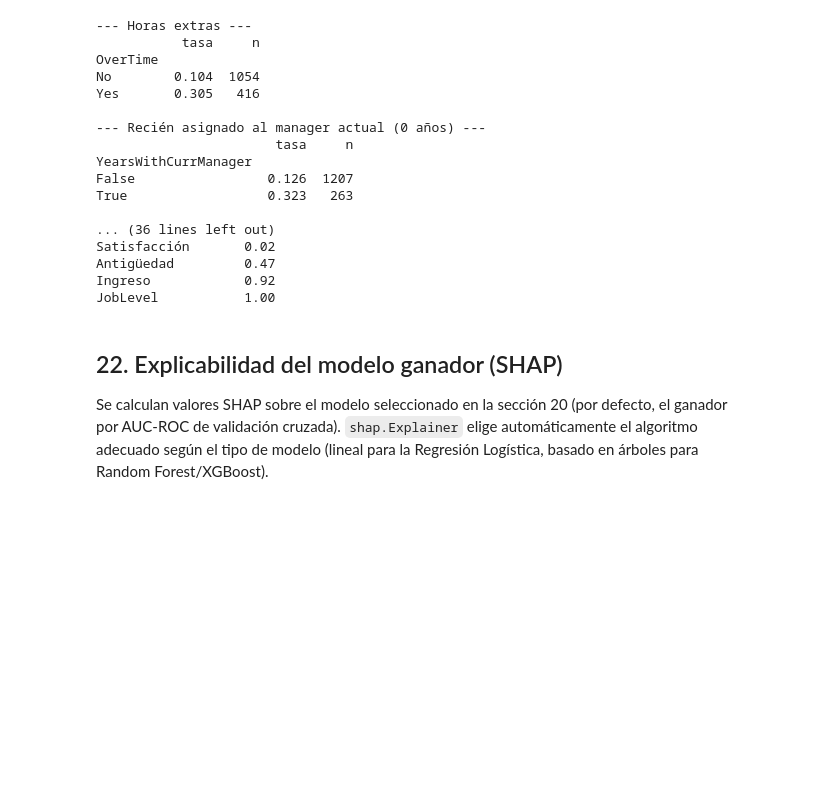
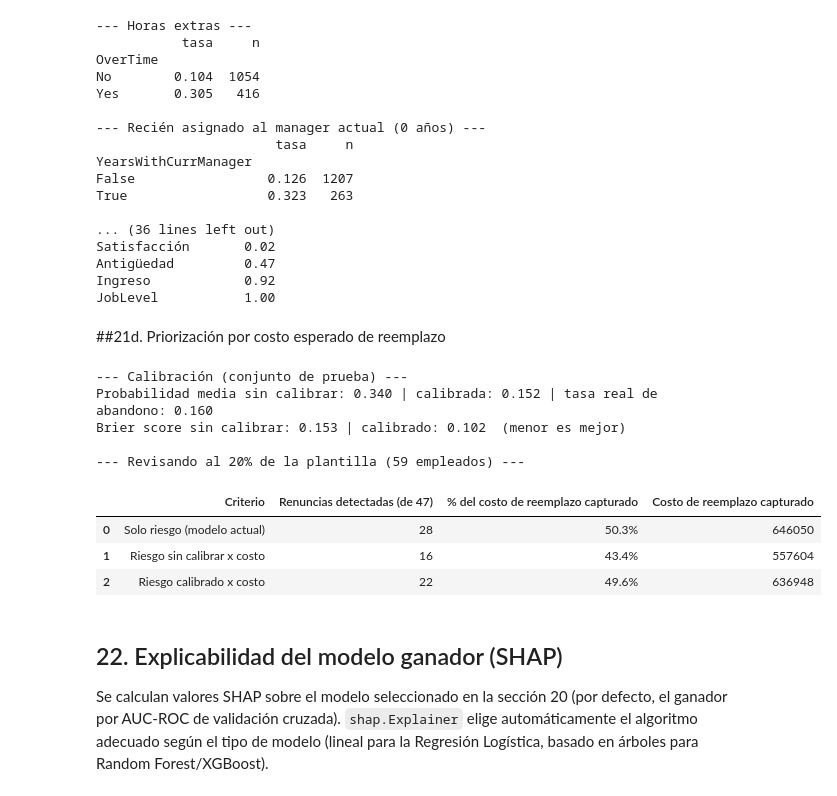
Before and after one commit to guss1976/TrabajoFinalCienciaDatos, a Jupyter notebook: Trabajo_Final_Integrador_ver3.ipynb, the cells around one changed output. Saved outputs shown, nothing was run; the diff lists cells and outputs as text; code cells hidden in the pictures; blank space fills up the shorter version.

Commit message:
Ajuste por costos

```diff
--- a/Trabajo_Final_Integrador_ver3.ipynb
+++ b/Trabajo_Final_Integrador_ver3.ipynb
@@ -951,6 +951,59 @@ Satisfacción       0.02
 Antigüedad         0.47
 Ingreso            0.92
 JobLevel           1.00
+# %% [markdown]
+##21d. Priorización por costo esperado de reemplazo
+# %%
+# Priorización por costo esperado: probabilidad calibrada x costo de reemplazo
+from sklearn.calibration import CalibratedClassifierCV
+from sklearn.metrics import brier_score_loss
+from sklearn.base import clone
+
+# 1) Calibración de probabilidades (solo con entrenamiento).
+#    class_weight='balanced' infla las probabilidades: sirven para ordenar, pero no son probabilidades reales.
+cv_cal = StratifiedKFold(n_splits=5, shuffle=True, random_state=RANDOM_STATE)
+logreg_cal = CalibratedClassifierCV(clone(pipe_logreg), method='sigmoid', cv=cv_cal)
+logreg_cal.fit(X_train, y_train)
+proba_cal = logreg_cal.predict_proba(X_test)[:, 1]
+
+y_eval = np.asarray(y_test)
+print('--- Calibración (conjunto de prueba) ---')
+print(f'Probabilidad media sin calibrar: {proba_logreg.mean():.3f} | calibrada: {proba_cal.mean():.3f} '
+      f'| tasa real de abandono: {y_eval.mean():.3f}')
+print(f'Brier score sin calibrar: {brier_score_loss(y_eval, proba_logreg):.3f} | '
+      f'calibrado: {brier_score_loss(y_eval, proba_cal):.3f}  (menor es mejor)')
+
+# 2) Costo de reemplazo: fracción del salario anual. Una fracción fija no cambia el orden de prioridad,
+#    solo el monto; se usa 0,5x (McFeely & Wigert, 2019) para expresar los montos.
+costo = X_test['MonthlyIncome'].values * 12 * 0.5
+
+# 3) Comparación de criterios: revisar al 20% de la plantilla de test
+n_top = int(np.ceil(0.20 * len(y_eval)))
+costo_total_renuncias = (costo * y_eval).sum()
+criterios = {
+    'Solo riesgo (modelo actual)': proba_logreg,
+    'Riesgo sin calibrar x costo': proba_logreg * costo,
+    'Riesgo calibrado x costo': proba_cal * costo,
+}
+filas = []
+for nombre, puntaje in criterios.items():
+    idx = np.argsort(-puntaje)[:n_top]
+    filas.append({'Criterio': nombre,
+                  'Renuncias detectadas (de 47)': int(y_eval[idx].sum()),
+                  '% del costo de reemplazo capturado': f'{(costo * y_eval)[idx].sum() / costo_total_renuncias:.1%}',
+                  'Costo de reemplazo capturado': int((costo * y_eval)[idx].sum())})
+print(f'\n--- Revisando al 20% de la plantilla ({n_top} empleados) ---')
+display(pd.DataFrame(filas))
+# %% [output]
+--- Calibración (conjunto de prueba) ---
+Probabilidad media sin calibrar: 0.340 | calibrada: 0.152 | tasa real de abandono: 0.160
+Brier score sin calibrar: 0.153 | calibrado: 0.102  (menor es mejor)
+
+--- Revisando al 20% de la plantilla (59 empleados) ---
+|  | Criterio | Renuncias detectadas (de 47) | % del costo de reemplazo capturado | Costo de reemplazo capturado |
+| 0 | Solo riesgo (modelo actual) | 28 | 50.3% | 646050 |
+| 1 | Riesgo sin calibrar x costo | 16 | 43.4% | 557604 |
+| 2 | Riesgo calibrado x costo | 22 | 49.6% | 636948 |
 # %% [markdown]
 ## 22. Explicabilidad del modelo ganador (SHAP)
 
```
